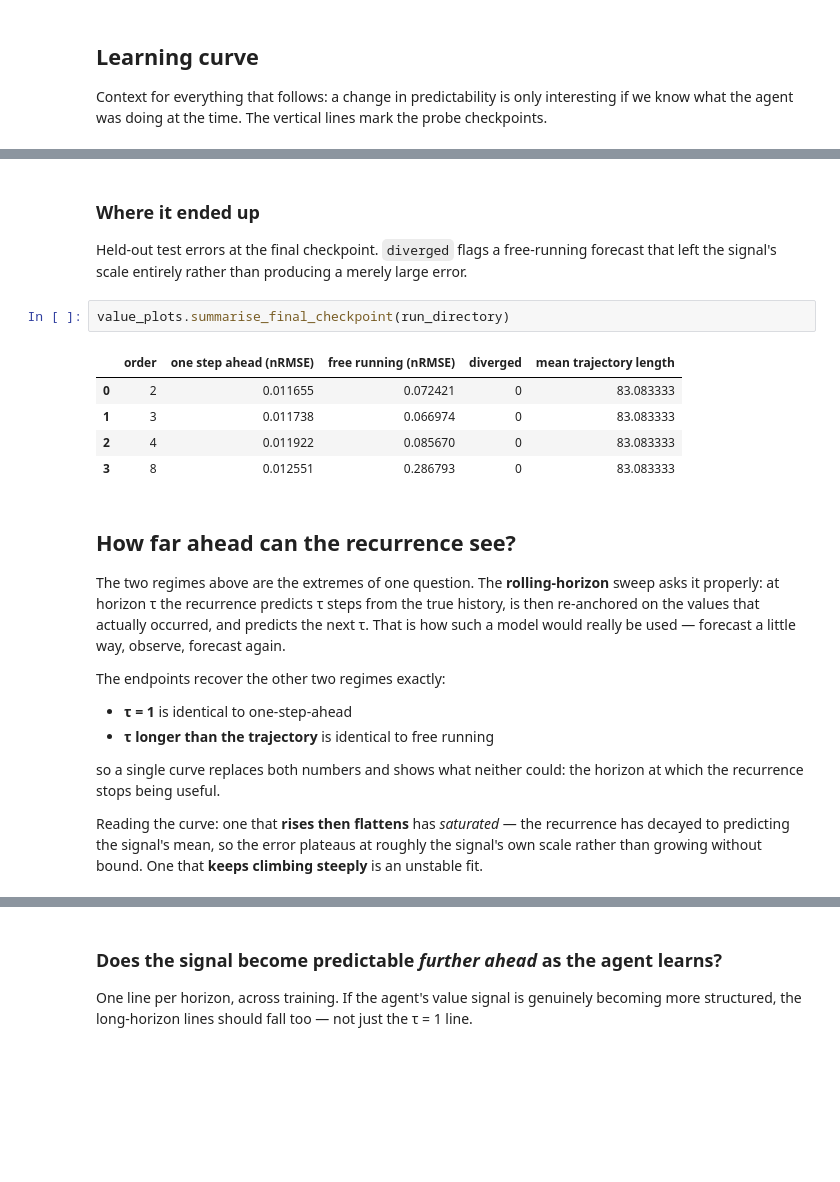
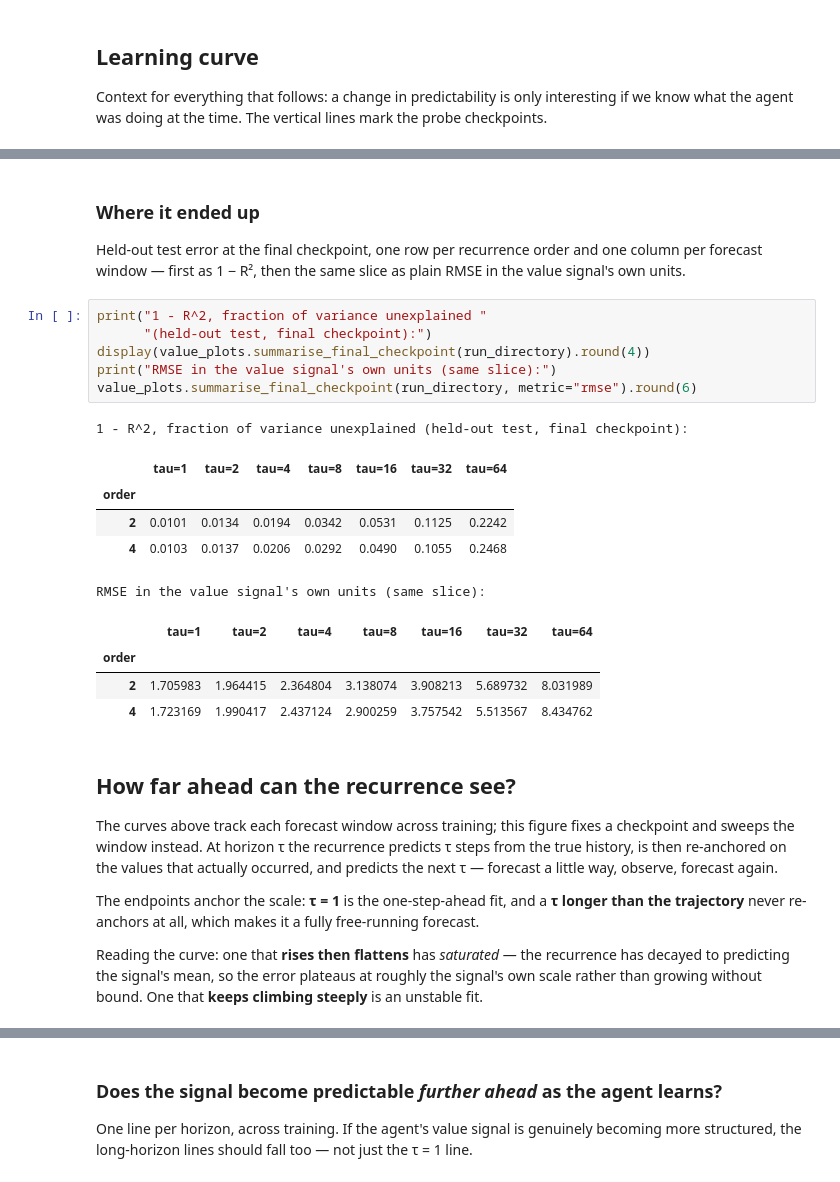
Before and after one commit to Souparna-Mandal/Low-Rank-RL-TL, a Jupyter notebook: experiments/dqn_acrobot_2_revised/exp_value_recurrence_prediction.ipynb, the cells around one changed output, grey strips where cells are left out. Saved outputs shown, nothing was run; the diff lists cells and outputs as text; blank space fills up the shorter version.

```diff
--- a/experiments/dqn_acrobot_2_revised/exp_value_recurrence_prediction.ipynb
+++ b/experiments/dqn_acrobot_2_revised/exp_value_recurrence_prediction.ipynb
@@ -126,33 +162,38 @@ value_plots.plot_prediction_error_over_training(
 # %% [markdown]
 ### Where it ended up
 
-Held-out test errors at the final checkpoint. `diverged` flags a free-running
-forecast that left the signal's scale entirely rather than producing a merely
-large error.
+Held-out test error at the final checkpoint, one row per recurrence order and
+one column per forecast window — first as 1 − R², then the same slice as plain
+RMSE in the value signal's own units.
 # %%
-value_plots.summarise_final_checkpoint(run_directory)
+print("1 - R^2, fraction of variance unexplained "
+      "(held-out test, final checkpoint):")
+display(value_plots.summarise_final_checkpoint(run_directory).round(4))
+print("RMSE in the value signal's own units (same slice):")
+value_plots.summarise_final_checkpoint(run_directory, metric="rmse").round(6)
 # %% [output]
+1 - R^2, fraction of variance unexplained (held-out test, final checkpoint):
-|  | order | one step ahead (nRMSE) | free running (nRMSE) | diverged | mean trajectory length |
-| 0 | 2 | 0.011655 | 0.072421 | 0 | 83.083333 |
-| 1 | 3 | 0.011738 | 0.066974 | 0 | 83.083333 |
-| 2 | 4 | 0.011922 | 0.085670 | 0 | 83.083333 |
-| 3 | 8 | 0.012551 | 0.286793 | 0 | 83.083333 |
+|  | tau=1 | tau=2 | tau=4 | tau=8 | tau=16 | tau=32 | tau=64 |
+| order |  |  |  |  |  |  |  |
+| 2 | 0.0101 | 0.0134 | 0.0194 | 0.0342 | 0.0531 | 0.1125 | 0.2242 |
+| 4 | 0.0103 | 0.0137 | 0.0206 | 0.0292 | 0.0490 | 0.1055 | 0.2468 |
+RMSE in the value signal's own units (same slice):
+|  | tau=1 | tau=2 | tau=4 | tau=8 | tau=16 | tau=32 | tau=64 |
+| order |  |  |  |  |  |  |  |
+| 2 | 1.705983 | 1.964415 | 2.364804 | 3.138074 | 3.908213 | 5.689732 | 8.031989 |
+| 4 | 1.723169 | 1.990417 | 2.437124 | 2.900259 | 3.757542 | 5.513567 | 8.434762 |
 # %% [markdown]
 ## How far ahead can the recurrence see?
 
-The two regimes above are the extremes of one question. The **rolling-horizon**
-sweep asks it properly: at horizon τ the recurrence predicts τ steps from the
-true history, is then re-anchored on the values that actually occurred, and
-predicts the next τ. That is how such a model would really be used — forecast a
-little way, observe, forecast again.
+The curves above track each forecast window across training; this figure fixes
+a checkpoint and sweeps the window instead. At horizon τ the recurrence
+predicts τ steps from the true history, is then re-anchored on the values that
+actually occurred, and predicts the next τ — forecast a little way, observe,
+forecast again.
 
-The endpoints recover the other two regimes exactly:
-
-* **τ = 1** is identical to one-step-ahead
-* **τ longer than the trajectory** is identical to free running
-
-so a single curve replaces both numbers and shows what neither could: the
-horizon at which the recurrence stops being useful.
+The endpoints anchor the scale: **τ = 1** is the one-step-ahead fit, and a
+**τ longer than the trajectory** never re-anchors at all, which makes it a
+fully free-running forecast.
 
 Reading the curve: one that **rises then flattens** has *saturated* — the
 recurrence has decayed to predicting the signal's mean, so the error plateaus at
```
Also changed, not shown: parts of 19 cells of this notebook, 1 other file.
